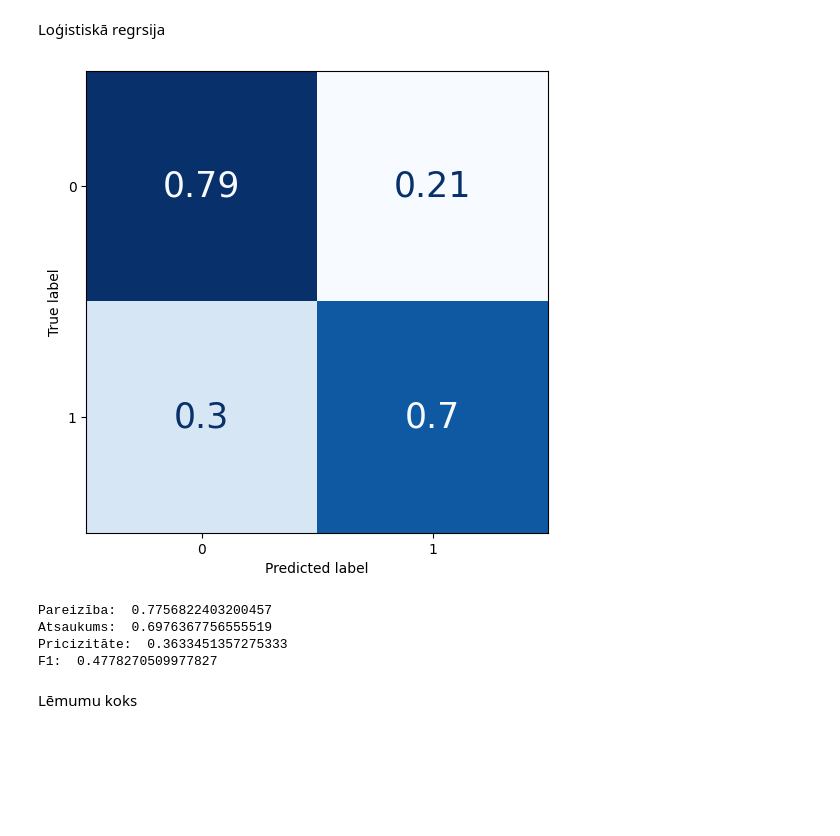
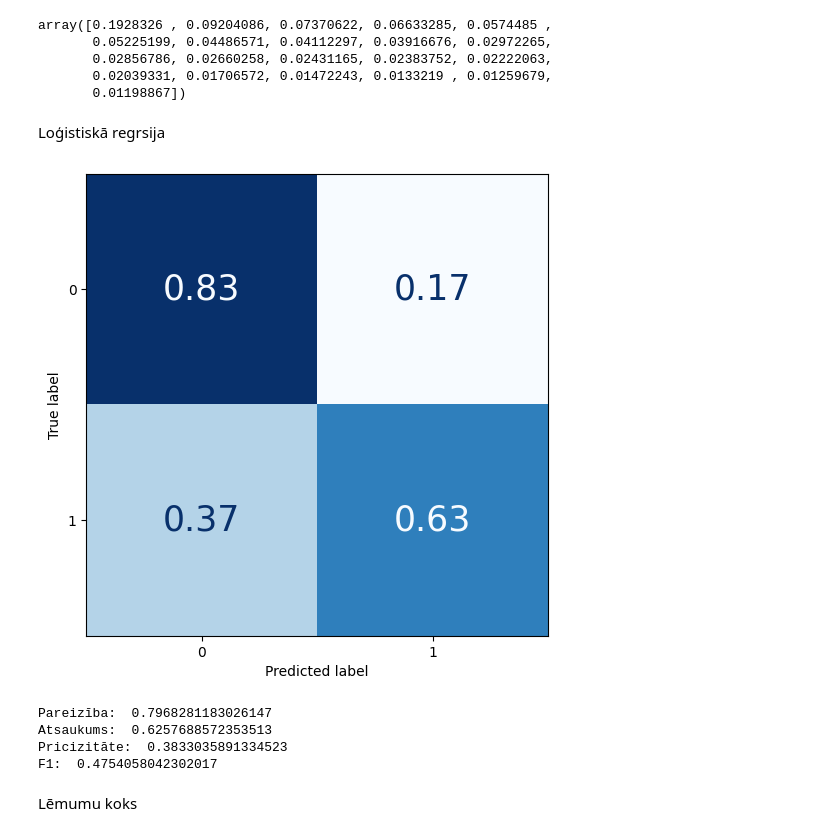
Before and after one commit to JulijaZaiceva/Classificators-compare-credit-risk-assessment, a Jupyter notebook: 2_3_modeling_class_weights_clustering.ipynb, the cells around one changed output. Drawn from its saved outputs; the diff is of its cells as text; code cells hidden in the pictures; blank space fills up the shorter version.

```diff
--- a/2_3_modeling_class_weights_clustering.ipynb
+++ b/2_3_modeling_class_weights_clustering.ipynb
@@ -40,5 +45,5 @@ data_var_clust_scaled = StandardScaler().fit_transform(data_var_clust)
 # %%
-kmeans = KMeans(n_clusters=6, random_state=42)
+kmeans = KMeans(n_clusters=2, random_state=42)
 cluster_labels = kmeans.fit_predict(data_var_clust_scaled)
 # %%
 df_final_clust['kmeans_clusters'] = cluster_labels
@@ -61,33 +78,46 @@ test_data_var = StandardScaler().fit_transform(test_data_var)
+# %%
+pca = PCA(n_components=0.9)
+train_data_var_pca = pca.fit_transform(train_data_var)
+test_data_var_pca = pca.transform(test_data_var)
+# %%
+explained_variance = pca.explained_variance_ratio_
+explained_variance
+# %% [output]
+array([0.1928326 , 0.09204086, 0.07370622, 0.06633285, 0.0574485 ,
+       0.05225199, 0.04486571, 0.04112297, 0.03916676, 0.02972265,
+       0.02856786, 0.02660258, 0.02431165, 0.02383752, 0.02222063,
+       0.02039331, 0.01706572, 0.01472243, 0.0133219 , 0.01259679,
+       0.01198867])
 # %% [markdown]
 Loģistiskā regrsija
 # %%
-model_LR = LogisticRegression(random_state=42, class_weight='balanced')
-model_LR.fit(train_data_var, train_class)
-test_class_LR = model_LR.predict(test_data_var)
+model_LR= LogisticRegression(random_state=42, class_weight='balanced')
+model_LR.fit(train_data_var_pca, train_class)
+test_class_LR = model_LR.predict(test_data_var_pca)
 # %%
-cm_LR = confusion_matrix(test_class, test_class_LR, normalize='true')
-acc_LR = accuracy_score(test_class, test_class_LR)
-rec_LR = recall_score(test_class, test_class_LR)
-prec_LR = precision_score(test_class, test_class_LR)
-f1_LR = f1_score(test_class, test_class_LR)
+cm = confusion_matrix(test_class, test_class_LR, normalize='true')
+acc = accuracy_score(test_class, test_class_LR)
+rec = recall_score(test_class, test_class_LR)
+prec = precision_score(test_class, test_class_LR)
+f1 = f1_score(test_class, test_class_LR)
 # %%
-disp = ConfusionMatrixDisplay(confusion_matrix=cm_LR, display_labels=['0', '1'])
+disp = ConfusionMatrixDisplay(confusion_matrix=cm, display_labels=['0', '1'], )
 fig, ax = plt.subplots(figsize=(8, 6))
 disp.plot(cmap=plt.cm.Blues, ax=ax, colorbar=False)
 for text in disp.text_.ravel():
     text.set_fontsize(25)
 plt.show()
 
-print('Pareizība: ', acc_LR)
-print('Atsaukums: ', rec_LR)
-print('Pricizitāte: ', prec_LR)
-print('F1: ', f1_LR)
+print('Pareizība: ', acc)
+print('Atsaukums: ', rec)
+print('Pricizitāte: ', prec)
+print('F1: ', f1)
 # %% [output]
-[figure, old version]
+[figure, new version]
-Pareizība:  0.7756822403200457
-Atsaukums:  0.6976367756555519
-Pricizitāte:  0.3633451357275333
-F1:  0.4778270509977827
+Pareizība:  0.7968281183026147
+Atsaukums:  0.6257688572353513
+Pricizitāte:  0.3833035891334523
+F1:  0.4754058042302017
 # %% [markdown]
 Lēmumu koks
 # %%
```
Also changed, not shown: parts of 52 cells of this notebook.
